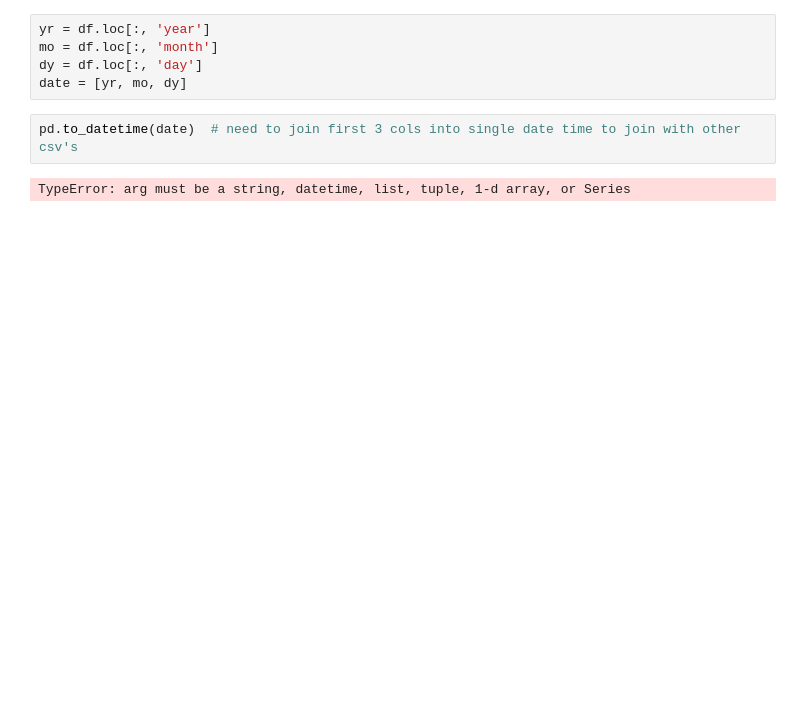
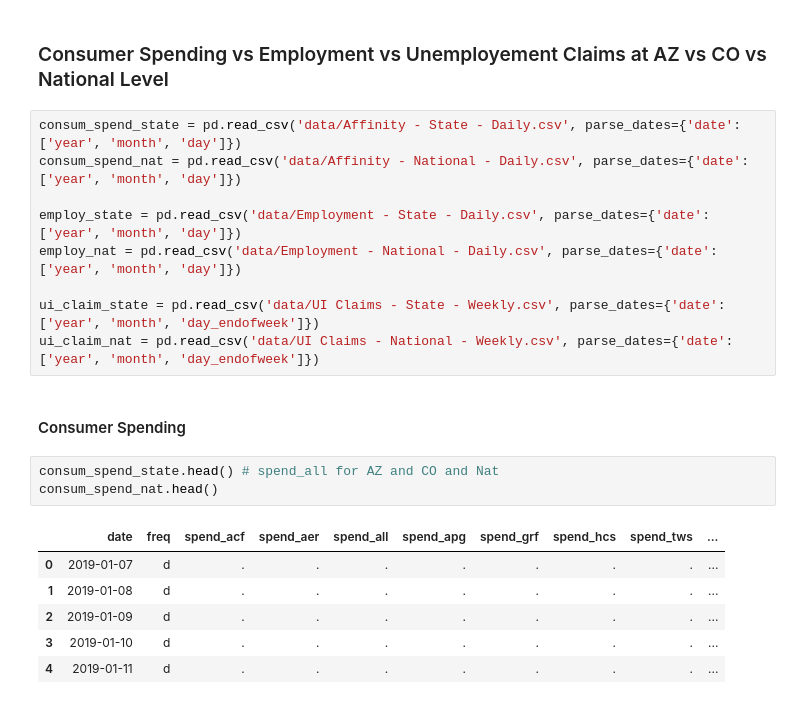
Before and after one commit to Rhuck1/Covidnomics, a Jupyter notebook: econ_track_eda.ipynb, the cells around one changed output. Saved outputs shown, nothing was run; the diff lists cells and outputs as text; blank space fills up the shorter version.

```diff
--- a/econ_track_eda.ipynb
+++ b/econ_track_eda.ipynb
@@ -47,9 +6,23 @@ df.loc[df.loc[:, 'provisional'] != 0]
-# %%
-yr = df.loc[:, 'year']
-mo = df.loc[:, 'month']
-dy = df.loc[:, 'day']
-date = [yr, mo, dy]
-# %%
-pd.to_datetime(date)  # need to join first 3 cols into single date time to join with other csv's
-# %% [output]
-TypeError: arg must be a string, datetime, list, tuple, 1-d array, or Series
+# %% [markdown]
+### Consumer Spending vs Employment vs Unemployement Claims at AZ vs CO vs National Level
+# %%
+consum_spend_state = pd.read_csv('data/Affinity - State - Daily.csv', parse_dates={'date': ['year', 'month', 'day']})
+consum_spend_nat = pd.read_csv('data/Affinity - National - Daily.csv', parse_dates={'date': ['year', 'month', 'day']})
+
+employ_state = pd.read_csv('data/Employment - State - Daily.csv', parse_dates={'date': ['year', 'month', 'day']})
+employ_nat = pd.read_csv('data/Employment - National - Daily.csv', parse_dates={'date': ['year', 'month', 'day']})
+
+ui_claim_state = pd.read_csv('data/UI Claims - State - Weekly.csv', parse_dates={'date': ['year', 'month', 'day_endofweek']})
+ui_claim_nat = pd.read_csv('data/UI Claims - National - Weekly.csv', parse_dates={'date': ['year', 'month', 'day_endofweek']})
+# %% [markdown]
+#### Consumer Spending
+# %%
+consum_spend_state.head() # spend_all for AZ and CO and Nat
+consum_spend_nat.head()
+# %% [output]
+|  | date | freq | spend_acf | spend_aer | spend_all | spend_apg | spend_grf | spend_hcs | spend_tws | ... |
+| 0 | 2019-01-07 | d | . | . | . | . | . | . | . | ... |
+| 1 | 2019-01-08 | d | . | . | . | . | . | . | . | ... |
+| 2 | 2019-01-09 | d | . | . | . | . | . | . | . | ... |
+| 3 | 2019-01-10 | d | . | . | . | . | . | . | . | ... |
+| 4 | 2019-01-11 | d | . | . | . | . | . | . | . | ... |
```
Also changed, not shown: parts of 12 cells of this notebook.
